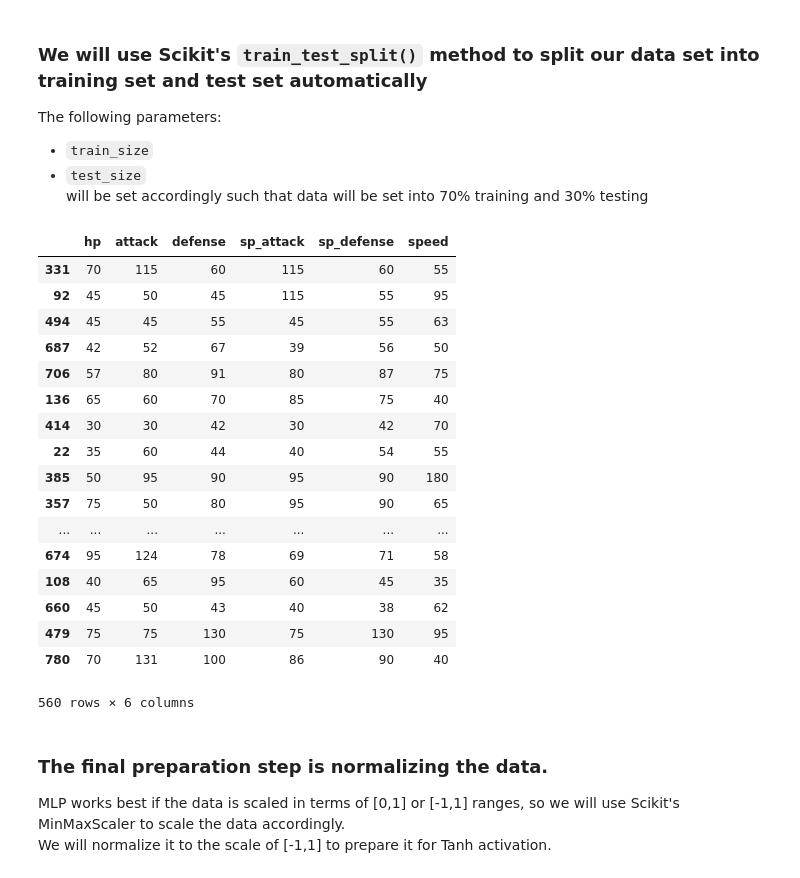
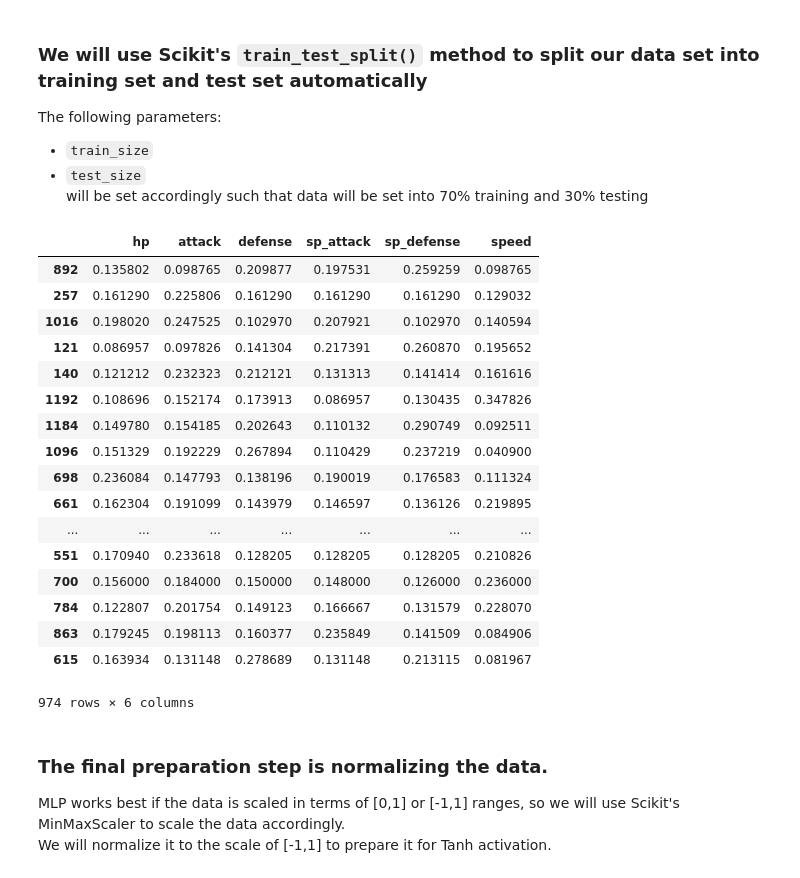
Before and after one commit to jonahcancio/cs180_mp2, a Jupyter notebook: cancio_hernandez_mp2.ipynb, the cells around one changed output. Saved outputs shown, nothing was run; the diff lists cells and outputs as text; code cells hidden in the pictures.

Commit message:
normalized stat distribution and added type2

```diff
--- a/cancio_hernandez_mp2.ipynb
+++ b/cancio_hernandez_mp2.ipynb
@@ -65,0 +93,4 @@ data
+# %%
+d2 = data[['hp','attack','defense','sp_attack','sp_defense','speed', 'type2']]
+d2 = d2.dropna()
+d2
@@ -65,0 +120,5 @@ data
+# %%
+d1 = d1.rename(columns={'type1': 'type'})
+d2 = d2.rename(columns={'type2': 'type'})
+mergeData = pd.concat([d1, d2], ignore_index=True)
+mergeData
@@ -91,0 +152,6 @@ x
+# %%
+x = mergeData[['hp','attack','defense','sp_attack','sp_defense','speed']]
+
+# normalize stats to get distribution such that all stats add up to 1
+x = x.div(x.sum(axis=1), axis=0)
+x
@@ -94,4 +179,4 @@ The pokemon type1 and type2 will be extracted from the data to serve as class la
 # %%
-y = data['type1']
+y = mergeData['type']
 y
 # %% [output]
@@ -122,28 +207,28 @@ will be set accordingly such that data will be set into 70% training and 30% tes
 # %%
 from sklearn.model_selection import train_test_split
 
-#70% training and 30% testing
-x_train, x_test, y_train, y_test = train_test_split(x,y,train_size=0.7)
+# 70% training and 30% testing
+x_train, x_test, y_train, y_test = train_test_split(x,y,train_size=0.8, stratify=y)
 x_train
 # %% [output]
 |  | hp | attack | defense | sp_attack | sp_defense | speed |
-| 331 | 70 | 115 | 60 | 115 | 60 | 55 |
-| 92 | 45 | 50 | 45 | 115 | 55 | 95 |
-| 494 | 45 | 45 | 55 | 45 | 55 | 63 |
-| 687 | 42 | 52 | 67 | 39 | 56 | 50 |
-| 706 | 57 | 80 | 91 | 80 | 87 | 75 |
-| 136 | 65 | 60 | 70 | 85 | 75 | 40 |
-| 414 | 30 | 30 | 42 | 30 | 42 | 70 |
-| 22 | 35 | 60 | 44 | 40 | 54 | 55 |
-| 385 | 50 | 95 | 90 | 95 | 90 | 180 |
-| 357 | 75 | 50 | 80 | 95 | 90 | 65 |
+| 892 | 0.135802 | 0.098765 | 0.209877 | 0.197531 | 0.259259 | 0.098765 |
+| 257 | 0.161290 | 0.225806 | 0.161290 | 0.161290 | 0.161290 | 0.129032 |
+| 1016 | 0.198020 | 0.247525 | 0.102970 | 0.207921 | 0.102970 | 0.140594 |
+| 121 | 0.086957 | 0.097826 | 0.141304 | 0.217391 | 0.260870 | 0.195652 |
+| 140 | 0.121212 | 0.232323 | 0.212121 | 0.131313 | 0.141414 | 0.161616 |
+| 1192 | 0.108696 | 0.152174 | 0.173913 | 0.086957 | 0.130435 | 0.347826 |
+| 1184 | 0.149780 | 0.154185 | 0.202643 | 0.110132 | 0.290749 | 0.092511 |
+| 1096 | 0.151329 | 0.192229 | 0.267894 | 0.110429 | 0.237219 | 0.040900 |
+| 698 | 0.236084 | 0.147793 | 0.138196 | 0.190019 | 0.176583 | 0.111324 |
+| 661 | 0.162304 | 0.191099 | 0.143979 | 0.146597 | 0.136126 | 0.219895 |
 | ... | ... | ... | ... | ... | ... | ... |
-| 674 | 95 | 124 | 78 | 69 | 71 | 58 |
-| 108 | 40 | 65 | 95 | 60 | 45 | 35 |
-| 660 | 45 | 50 | 43 | 40 | 38 | 62 |
-| 479 | 75 | 75 | 130 | 75 | 130 | 95 |
-| 780 | 70 | 131 | 100 | 86 | 90 | 40 |
+| 551 | 0.170940 | 0.233618 | 0.128205 | 0.128205 | 0.128205 | 0.210826 |
+| 700 | 0.156000 | 0.184000 | 0.150000 | 0.148000 | 0.126000 | 0.236000 |
+| 784 | 0.122807 | 0.201754 | 0.149123 | 0.166667 | 0.131579 | 0.228070 |
+| 863 | 0.179245 | 0.198113 | 0.160377 | 0.235849 | 0.141509 | 0.084906 |
+| 615 | 0.163934 | 0.131148 | 0.278689 | 0.131148 | 0.213115 | 0.081967 |
-560 rows × 6 columns
+974 rows × 6 columns
 # %% [markdown]
 ### The final preparation step is normalizing the data.
 MLP works best if the data is scaled in terms of [0,1] or [-1,1] ranges, so we will use Scikit's MinMaxScaler to scale the data accordingly.
```
Also changed, not shown: parts of 15 cells of this notebook.
